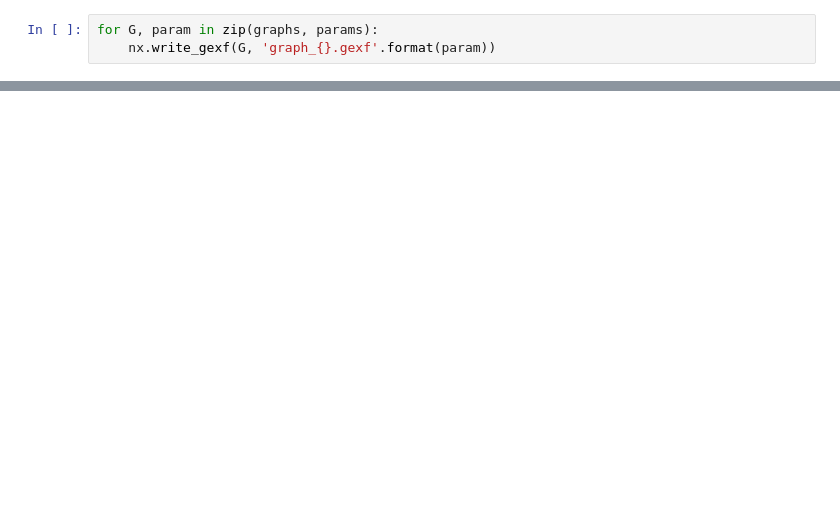
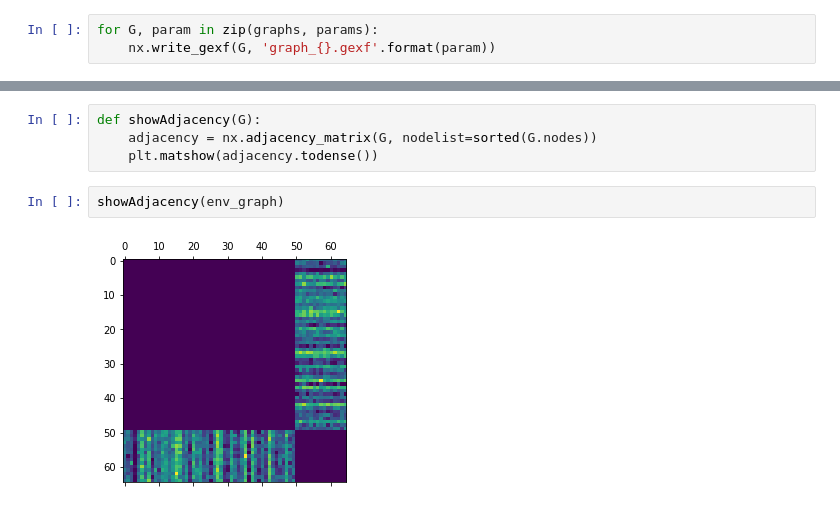
Before and after one commit to jandoubek/pvs-2018, a Jupyter notebook: evaluation_env/prvniUpravaDoGrafu.ipynb, the cells around one changed output, grey strips where cells are left out. Drawn from its saved outputs; the diff is of its cells as text; blank space fills up the shorter version.

```diff
--- a/evaluation_env/prvniUpravaDoGrafu.ipynb
+++ b/evaluation_env/prvniUpravaDoGrafu.ipynb
@@ -37,0 +81,8 @@ for G, param in zip(graphs, params):
+# %%
+def showAdjacency(G):
+    adjacency = nx.adjacency_matrix(G, nodelist=sorted(G.nodes))
+    plt.matshow(adjacency.todense())
+# %%
+showAdjacency(env_graph)
+# %% [output]
+[figure, added]
```
Also changed, not shown: parts of 30 cells of this notebook.
